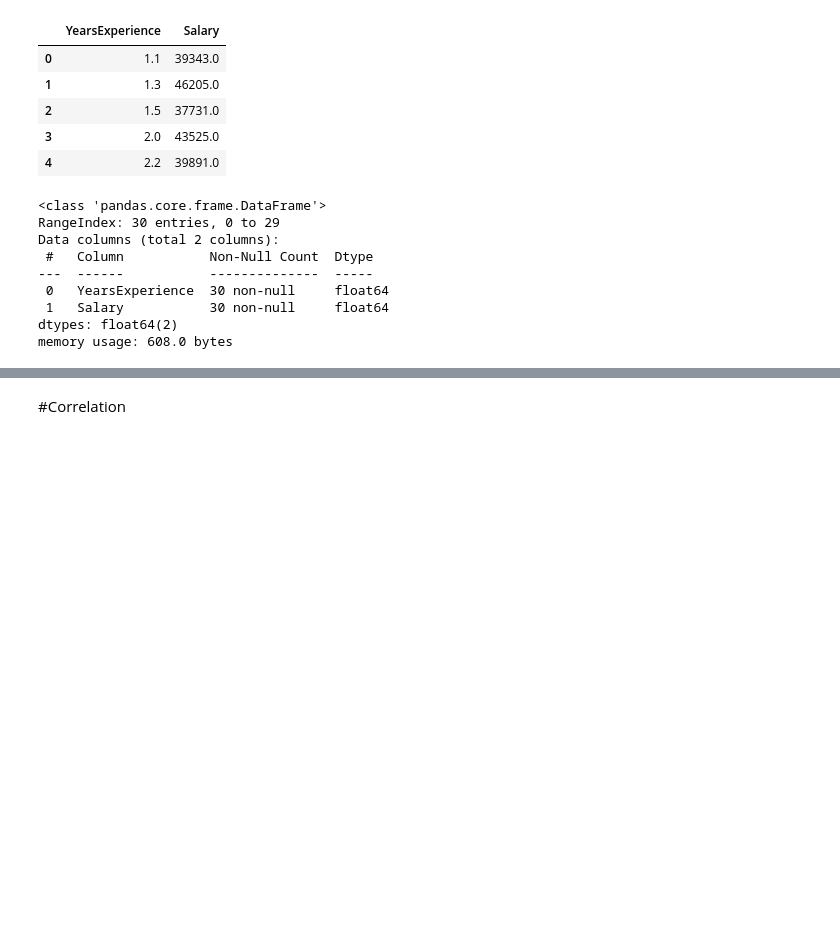
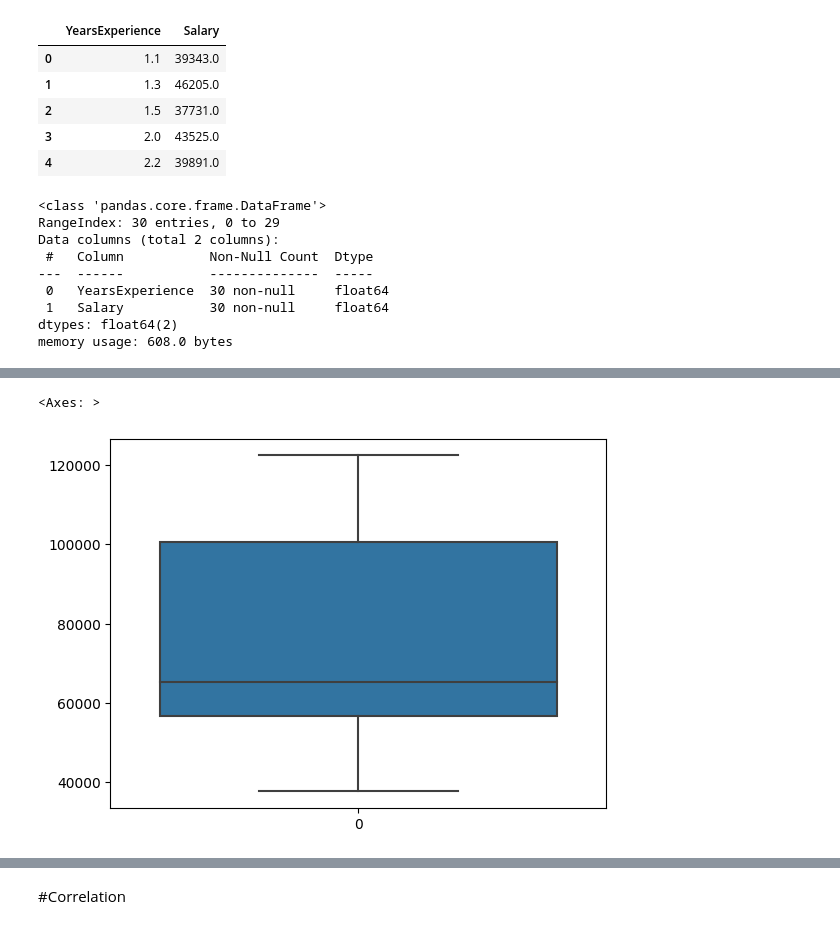
Before and after one commit to CM-007/DS_ASS, a Jupyter notebook: AssNo04Q02(Salary_Data).ipynb, the cells around one changed output, grey strips where cells are left out. Cells and saved outputs as stored; diff of their text form; code cells hidden in the pictures; blank space fills up the shorter version.

```diff
--- a/AssNo04Q02(Salary_Data).ipynb
+++ b/AssNo04Q02(Salary_Data).ipynb
@@ -30,0 +57,5 @@ memory usage: 608.0 bytes
+# %%
+sns.boxplot(data.Salary)
+# %% [output]
+<Axes: >
+[figure, added]
```
Also changed, not shown: parts of 9 cells of this notebook.
